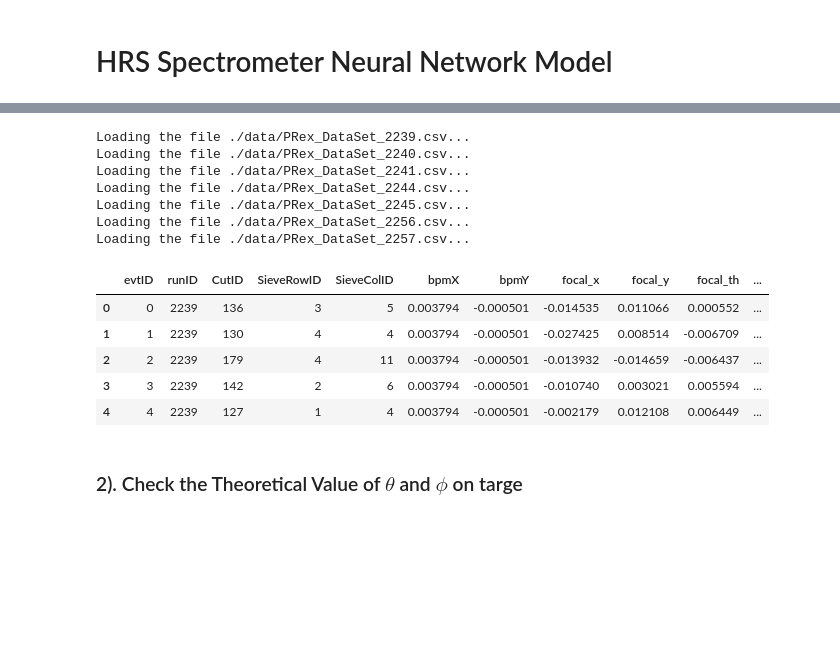
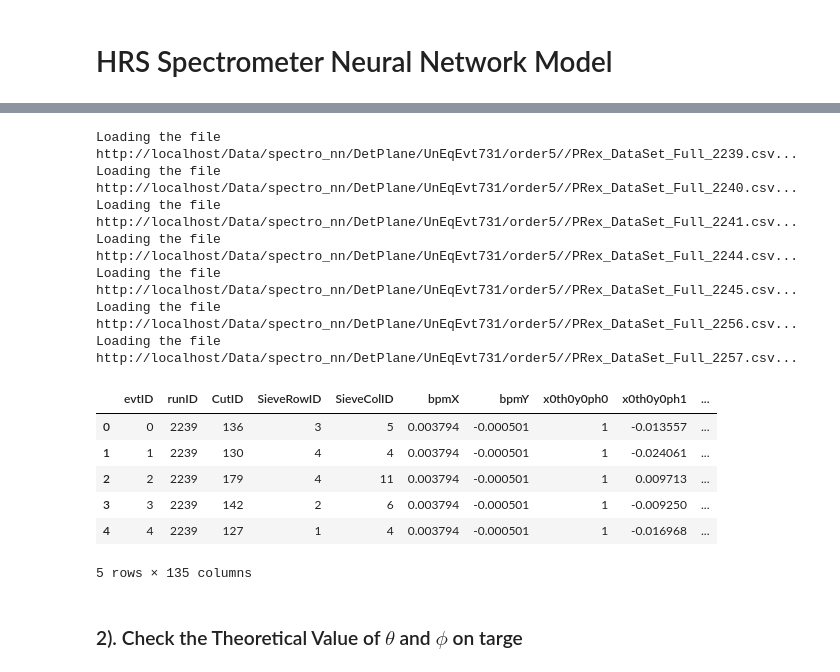
Before and after one commit to Jiansiyu/spectrometer_nn, a Jupyter notebook: train_new/Optics_nn.ipynb, the cells around one changed output, grey strips where cells are left out. Cells and saved outputs as stored; diff of their text form; code cells hidden in the pictures; blank space fills up the shorter version.

```diff
--- a/train_new/Optics_nn.ipynb
+++ b/train_new/Optics_nn.ipynb
@@ -13,36 +27,43 @@ import matplotlib
 # %%
-files = ["./data/PRex_DataSet_2239.csv",
-         "./data/PRex_DataSet_2240.csv",
-         "./data/PRex_DataSet_2241.csv",
-         "./data/PRex_DataSet_2244.csv",
-         "./data/PRex_DataSet_2245.csv",
-         "./data/PRex_DataSet_2256.csv",
-         "./data/PRex_DataSet_2257.csv"
+dataSouceBaseDir = "http://localhost/Data/spectro_nn/DetPlane/UnEqEvt731/order5/"
+
+if urllib.request.urlopen(dataSouceBaseDir).getcode() !=200:
+    dataSouceBaseDir = "http://216.197.71.44/Data/spectro_nn/DetPlane/EqEvt731/order5"
+
+
+files = ["{}/PRex_DataSet_Full_2239.csv".format(dataSouceBaseDir),
+         "{}/PRex_DataSet_Full_2240.csv".format(dataSouceBaseDir),
+         "{}/PRex_DataSet_Full_2241.csv".format(dataSouceBaseDir),
+         "{}/PRex_DataSet_Full_2244.csv".format(dataSouceBaseDir),
+         "{}/PRex_DataSet_Full_2245.csv".format(dataSouceBaseDir),
+         "{}/PRex_DataSet_Full_2256.csv".format(dataSouceBaseDir),
+         "{}/PRex_DataSet_Full_2257.csv".format(dataSouceBaseDir)
          ]
 
 li = []
 
 for filename in files:
     print("Loading the file {}...".format(filename))
     df = pd.read_csv(filename)
     li.append(df)
 data = pd.concat(li)
 data.sample(frac=1) # sample the data with fraction 1. rearrange the data in random order
 data.head()
 # %% [output]
-Loading the file ./data/PRex_DataSet_2239.csv...
-Loading the file ./data/PRex_DataSet_2240.csv...
-Loading the file ./data/PRex_DataSet_2241.csv...
-Loading the file ./data/PRex_DataSet_2244.csv...
-Loading the file ./data/PRex_DataSet_2245.csv...
-Loading the file ./data/PRex_DataSet_2256.csv...
-Loading the file ./data/PRex_DataSet_2257.csv...
+Loading the file http://localhost/Data/spectro_nn/DetPlane/UnEqEvt731/order5//PRex_DataSet_Full_2239.csv...
+Loading the file http://localhost/Data/spectro_nn/DetPlane/UnEqEvt731/order5//PRex_DataSet_Full_2240.csv...
+Loading the file http://localhost/Data/spectro_nn/DetPlane/UnEqEvt731/order5//PRex_DataSet_Full_2241.csv...
+Loading the file http://localhost/Data/spectro_nn/DetPlane/UnEqEvt731/order5//PRex_DataSet_Full_2244.csv...
+Loading the file http://localhost/Data/spectro_nn/DetPlane/UnEqEvt731/order5//PRex_DataSet_Full_2245.csv...
+Loading the file http://localhost/Data/spectro_nn/DetPlane/UnEqEvt731/order5//PRex_DataSet_Full_2256.csv...
+Loading the file http://localhost/Data/spectro_nn/DetPlane/UnEqEvt731/order5//PRex_DataSet_Full_2257.csv...
-|  | evtID | runID | CutID | SieveRowID | SieveColID | bpmX | bpmY | focal_x | focal_y | focal_th | ... |
-| 0 | 0 | 2239 | 136 | 3 | 5 | 0.003794 | -0.000501 | -0.014535 | 0.011066 | 0.000552 | ... |
-| 1 | 1 | 2239 | 130 | 4 | 4 | 0.003794 | -0.000501 | -0.027425 | 0.008514 | -0.006709 | ... |
-| 2 | 2 | 2239 | 179 | 4 | 11 | 0.003794 | -0.000501 | -0.013932 | -0.014659 | -0.006437 | ... |
-| 3 | 3 | 2239 | 142 | 2 | 6 | 0.003794 | -0.000501 | -0.010740 | 0.003021 | 0.005594 | ... |
-| 4 | 4 | 2239 | 127 | 1 | 4 | 0.003794 | -0.000501 | -0.002179 | 0.012108 | 0.006449 | ... |
+|  | evtID | runID | CutID | SieveRowID | SieveColID | bpmX | bpmY | x0th0y0ph0 | x0th0y0ph1 | ... |
+| 0 | 0 | 2239 | 136 | 3 | 5 | 0.003794 | -0.000501 | 1 | -0.013557 | ... |
+| 1 | 1 | 2239 | 130 | 4 | 4 | 0.003794 | -0.000501 | 1 | -0.024061 | ... |
+| 2 | 2 | 2239 | 179 | 4 | 11 | 0.003794 | -0.000501 | 1 | 0.009713 | ... |
+| 3 | 3 | 2239 | 142 | 2 | 6 | 0.003794 | -0.000501 | 1 | -0.009250 | ... |
+| 4 | 4 | 2239 | 127 | 1 | 4 | 0.003794 | -0.000501 | 1 | -0.016968 | ... |
+5 rows × 135 columns
 # %% [markdown]
 ### 2). Check the Theoretical Value of $\theta$ and $\phi$ on targe
 # %%
```
Also changed, not shown: parts of 20 cells of this notebook, 6 other files.
